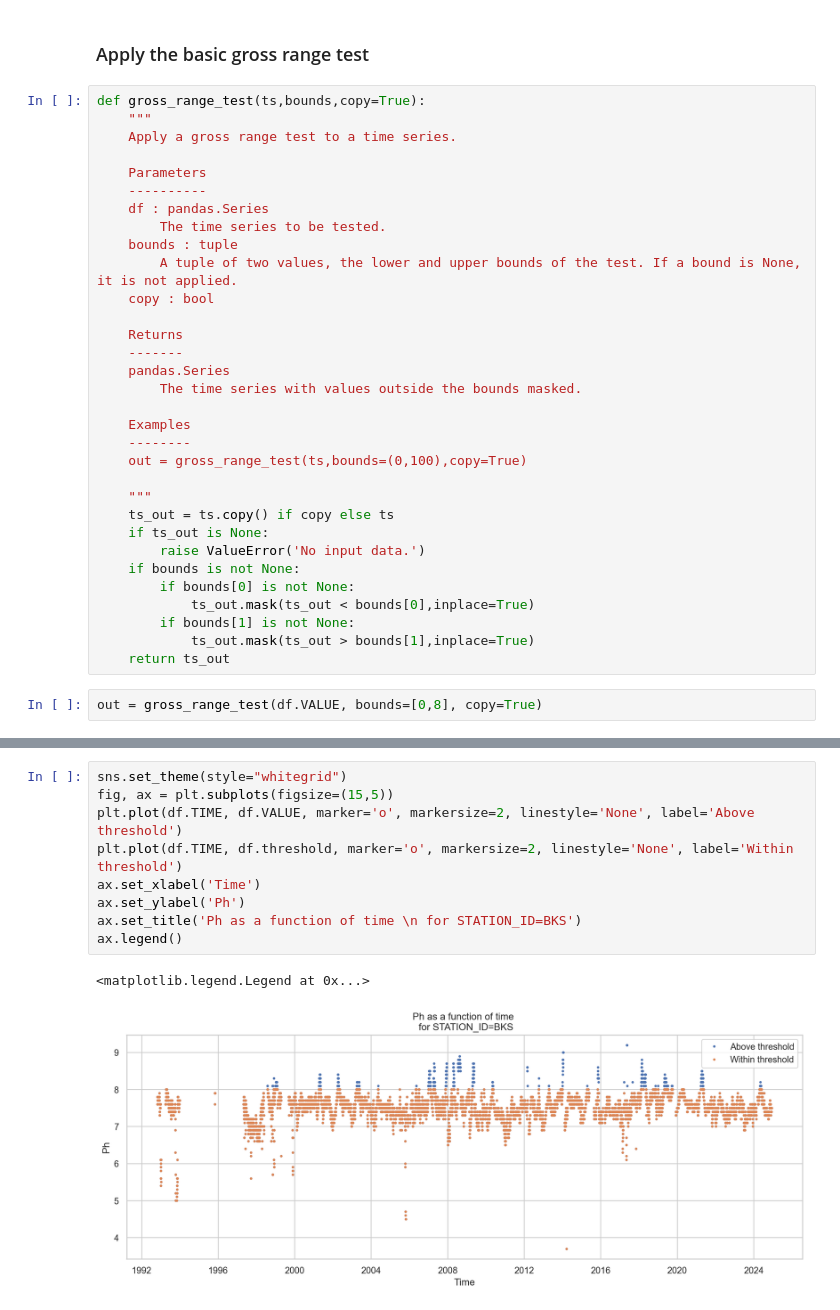
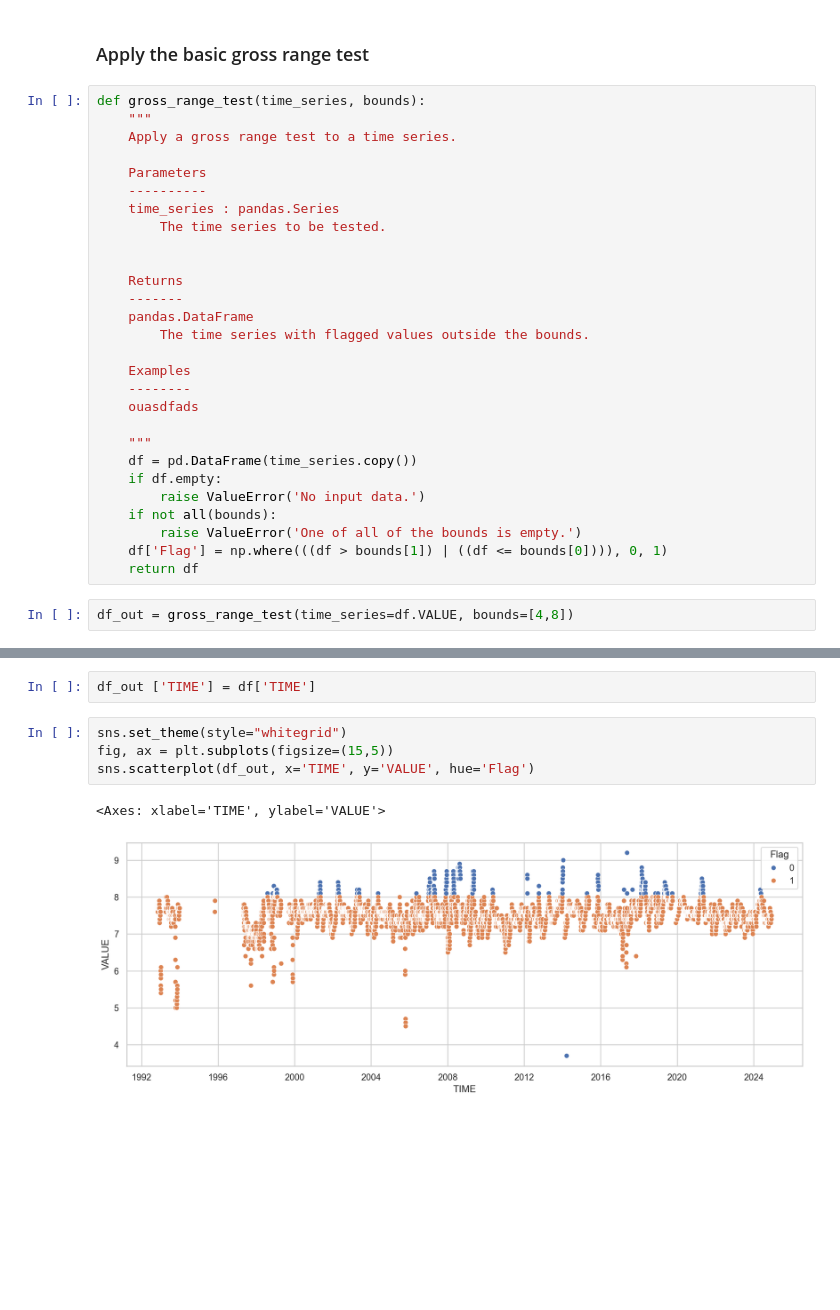
Before and after one commit to DWR-QA-Program/caldata-dsa-outlier-tool, a Jupyter notebook: dwr/dwr.ipynb, the cells around one changed output, grey strips where cells are left out. Drawn from its saved outputs; the diff is of its cells as text; blank space fills up the shorter version.

Commit message:
returned flagged values instead of converting them to nans

```diff
--- a/dwr/dwr.ipynb
+++ b/dwr/dwr.ipynb
@@ -93,36 +93,32 @@ np.nanmax(df.VALUE), np.nanmin(df.VALUE)
 # %% [markdown]
 ### Apply the basic gross range test
 # %%
-def gross_range_test(ts,bounds,copy=True):
+def gross_range_test(time_series, bounds):
     """
     Apply a gross range test to a time series.
 
     Parameters
     ----------
-    df : pandas.Series
+    time_series : pandas.Series
         The time series to be tested.
-    bounds : tuple
-        A tuple of two values, the lower and upper bounds of the test. If a bound is None, it is not applied.
-    copy : bool
+
 
     Returns
     -------
-    pandas.Series
-        The time series with values outside the bounds masked.
+    pandas.DataFrame
+        The time series with flagged values outside the bounds.
 
     Examples
     --------
-    out = gross_range_test(ts,bounds=(0,100),copy=True)
+    ouasdfads
 
     """
-    ts_out = ts.copy() if copy else ts
-    if ts_out is None:
+    df = pd.DataFrame(time_series.copy())
+    if df.empty:
         raise ValueError('No input data.')
-    if bounds is not None:
-        if bounds[0] is not None:
-            ts_out.mask(ts_out < bounds[0],inplace=True)
-        if bounds[1] is not None:
-            ts_out.mask(ts_out > bounds[1],inplace=True)
-    return ts_out
+    if not all(bounds):
+        raise ValueError('One of all of the bounds is empty.')
+    df['Flag'] = np.where(((df > bounds[1]) | ((df <= bounds[0]))), 0, 1)
+    return df
 # %%
-out = gross_range_test(df.VALUE, bounds=[0,8], copy=True)
+df_out = gross_range_test(time_series=df.VALUE, bounds=[4,8])
@@ -147,12 +125,9 @@ df
+# %%
+df_out ['TIME'] = df['TIME']
 # %%
 sns.set_theme(style="whitegrid")
 fig, ax = plt.subplots(figsize=(15,5))
-plt.plot(df.TIME, df.VALUE, marker='o', markersize=2, linestyle='None', label='Above threshold')
-plt.plot(df.TIME, df.threshold, marker='o', markersize=2, linestyle='None', label='Within threshold')
-ax.set_xlabel('Time')
-ax.set_ylabel('Ph')
-ax.set_title('Ph as a function of time \n for STATION_ID=BKS')
-ax.legend()
+sns.scatterplot(df_out, x='TIME', y='VALUE', hue='Flag')
 # %% [output]
-<matplotlib.legend.Legend at 0x...>
+<Axes: xlabel='TIME', ylabel='VALUE'>
-[figure, old version]
+[figure, new version]
```
Also changed, not shown: parts of 2 cells of this notebook.
